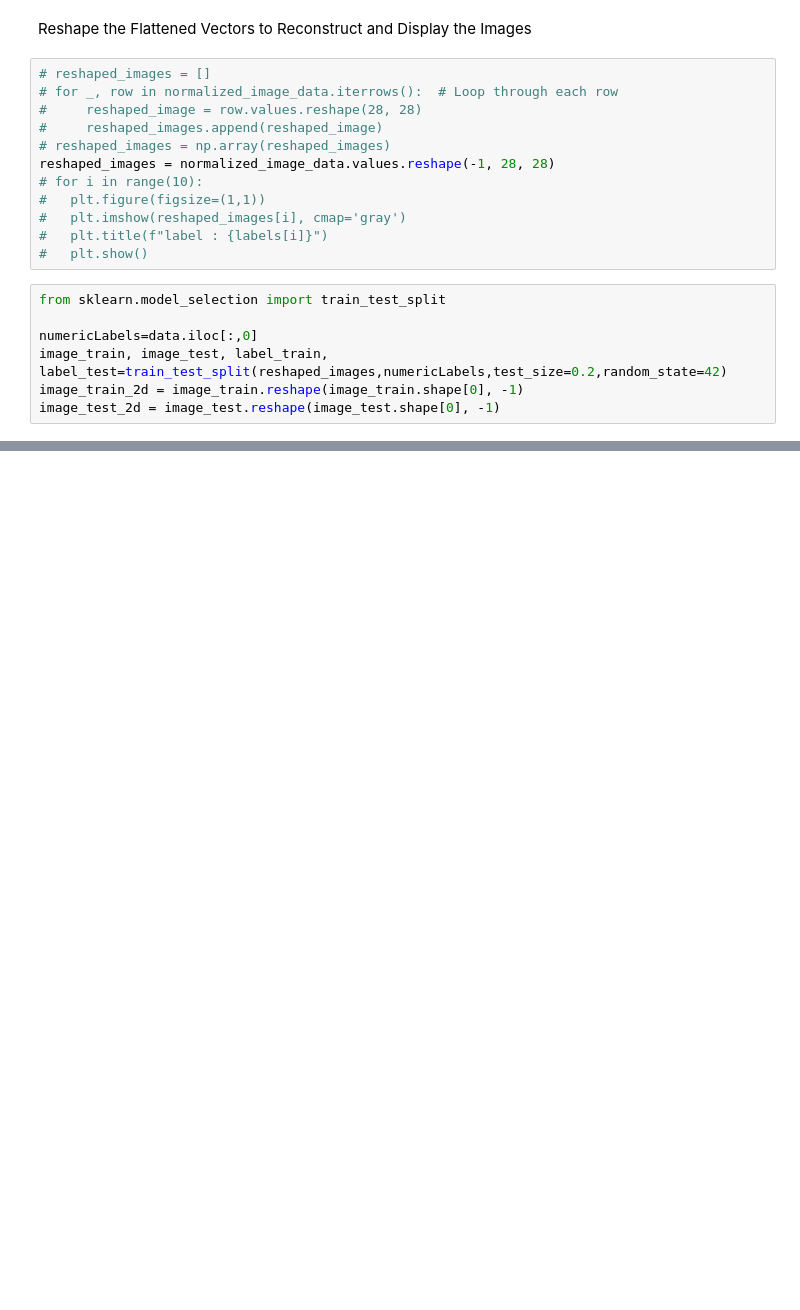
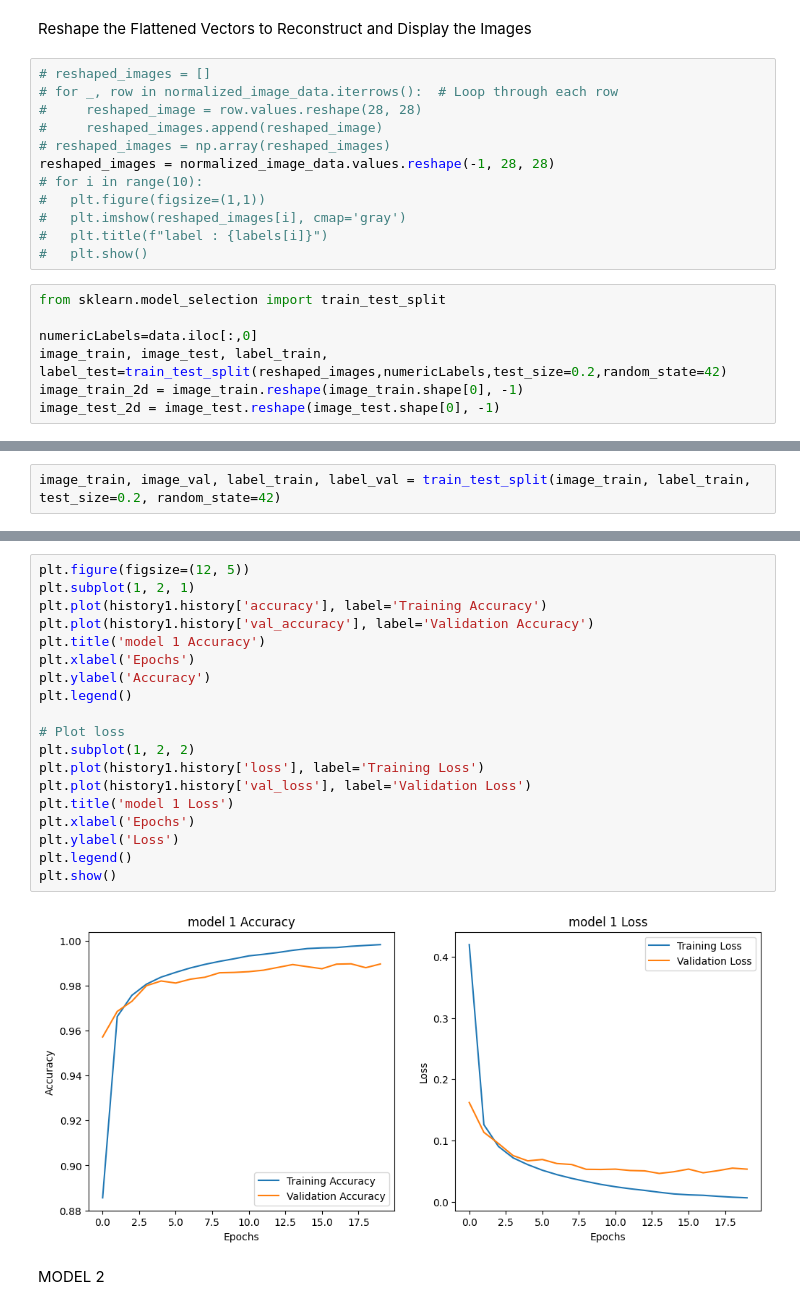
Before and after one commit to saraalbagory/ml-project, a Jupyter notebook: alphabet_classfication.ipynb, the cells around one changed output, grey strips where cells are left out. Drawn from its saved outputs; the diff is of its cells as text; blank space fills up the shorter version.

```diff
--- a/alphabet_classfication.ipynb
+++ b/alphabet_classfication.ipynb
@@ -143,0 +145,2 @@ model.fit(image_train_2d,label_train)
+# %%
+image_train, image_val, label_train, label_val = train_test_split(image_train, label_train, test_size=0.2, random_state=42)
@@ -143,0 +224,23 @@ model.fit(image_train_2d,label_train)
+# %%
+plt.figure(figsize=(12, 5))
+plt.subplot(1, 2, 1)
+plt.plot(history1.history['accuracy'], label='Training Accuracy')
+plt.plot(history1.history['val_accuracy'], label='Validation Accuracy')
+plt.title('model 1 Accuracy')
+plt.xlabel('Epochs')
+plt.ylabel('Accuracy')
+plt.legend()
+
+# Plot loss
+plt.subplot(1, 2, 2)
+plt.plot(history1.history['loss'], label='Training Loss')
+plt.plot(history1.history['val_loss'], label='Validation Loss')
+plt.title('model 1 Loss')
+plt.xlabel('Epochs')
+plt.ylabel('Loss')
+plt.legend()
+plt.show()
+# %% [output]
+[figure, added]
+# %% [markdown]
+MODEL 2
```
Also changed, not shown: parts of 15 cells of this notebook.
